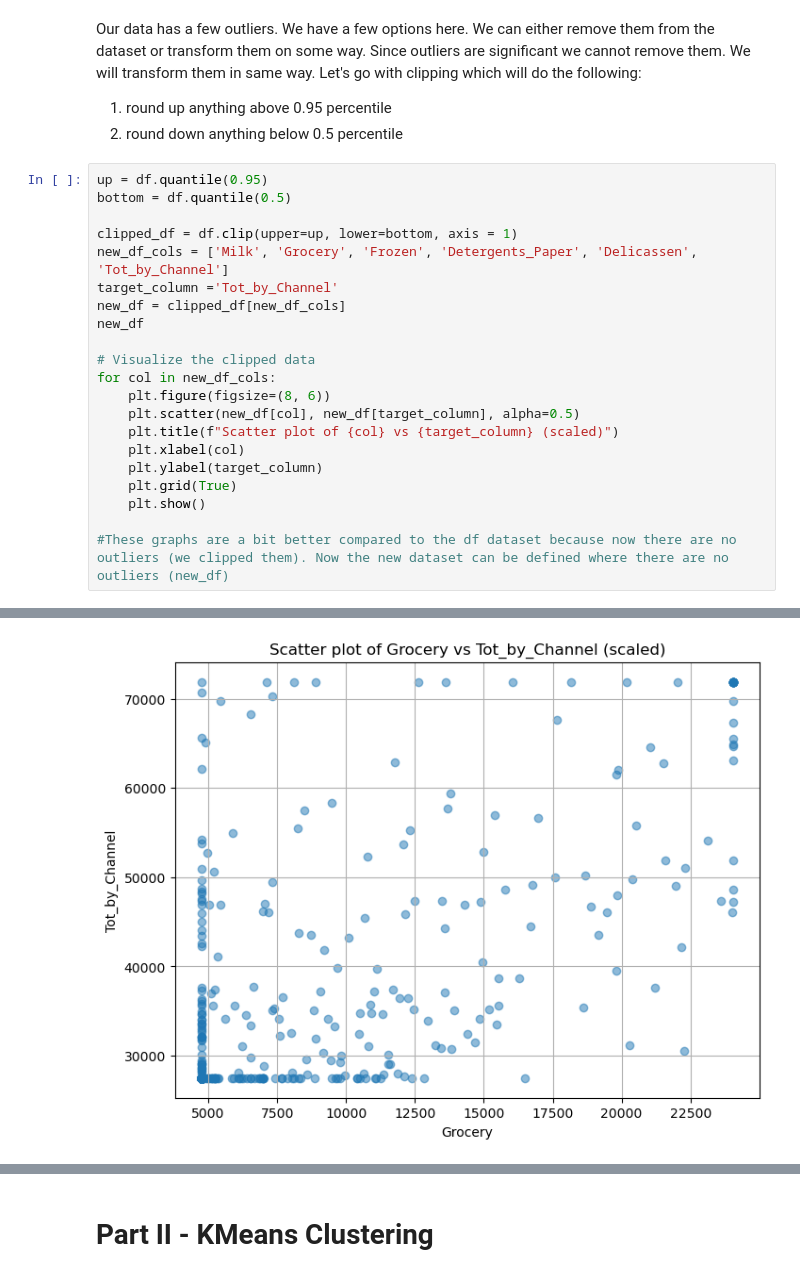
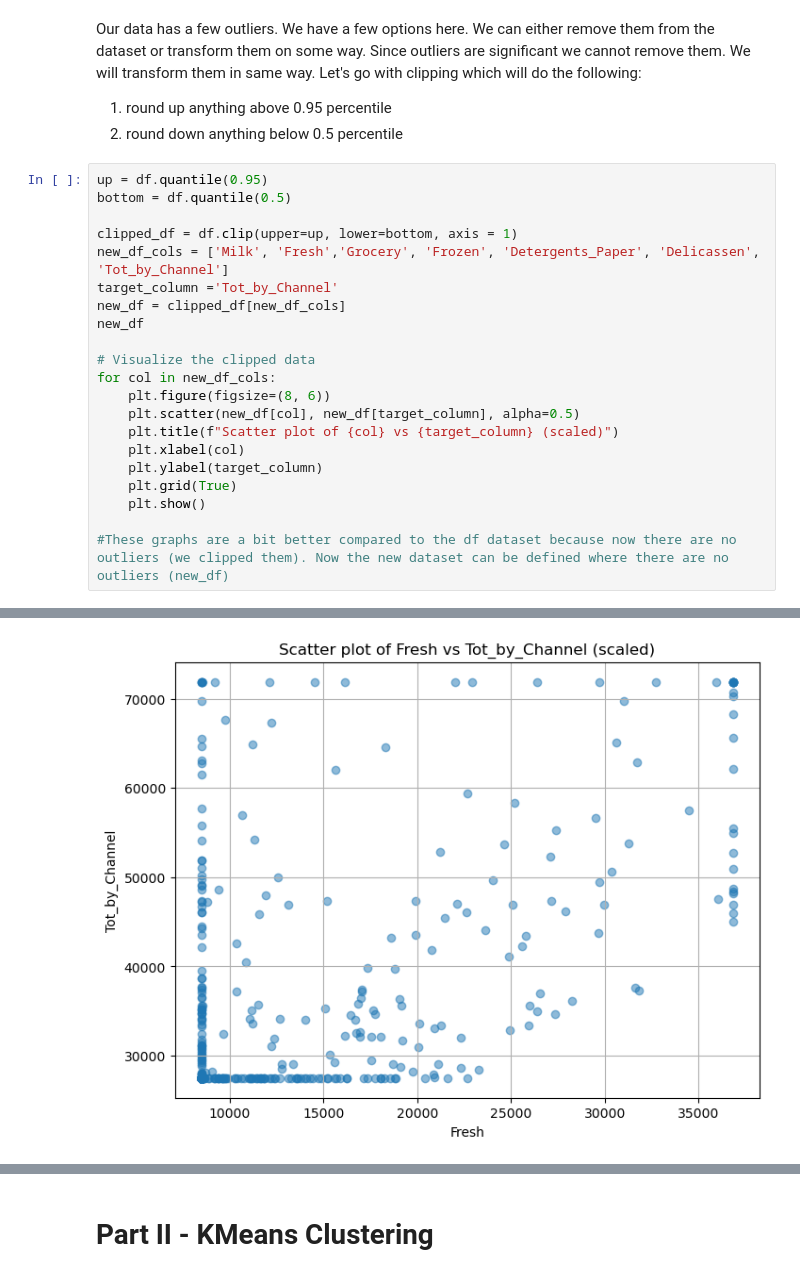
Before and after one commit to inn-ctrl/ml-project-unsupervised-learning, a Jupyter notebook: Unsupervised Learning - Project.ipynb, the cells around one changed output, grey strips where cells are left out. Cells and saved outputs as stored; diff of their text form.

```diff
--- a/Unsupervised Learning - Project.ipynb
+++ b/Unsupervised Learning - Project.ipynb
@@ -211,24 +215,24 @@ We will transform them in same way. Let's go with clipping which will do the fol
 # %%
 up = df.quantile(0.95)
 bottom = df.quantile(0.5)
 
 clipped_df = df.clip(upper=up, lower=bottom, axis = 1)
-new_df_cols = ['Milk', 'Grocery', 'Frozen', 'Detergents_Paper', 'Delicassen', 'Tot_by_Channel']
+new_df_cols = ['Milk', 'Fresh','Grocery', 'Frozen', 'Detergents_Paper', 'Delicassen', 'Tot_by_Channel']
 target_column ='Tot_by_Channel'
 new_df = clipped_df[new_df_cols]
 new_df
 
 # Visualize the clipped data
 for col in new_df_cols:
     plt.figure(figsize=(8, 6))
     plt.scatter(new_df[col], new_df[target_column], alpha=0.5)
     plt.title(f"Scatter plot of {col} vs {target_column} (scaled)")
     plt.xlabel(col)
     plt.ylabel(target_column)
     plt.grid(True)
     plt.show()
 
 #These graphs are a bit better compared to the df dataset because now there are no outliers (we clipped them). Now the new dataset can be defined where there are no outliers (new_df)
 # %% [output]
 [figure]
-[figure, old version]
+[figure, new version]
```
Also changed, not shown: parts of 14 cells of this notebook.
